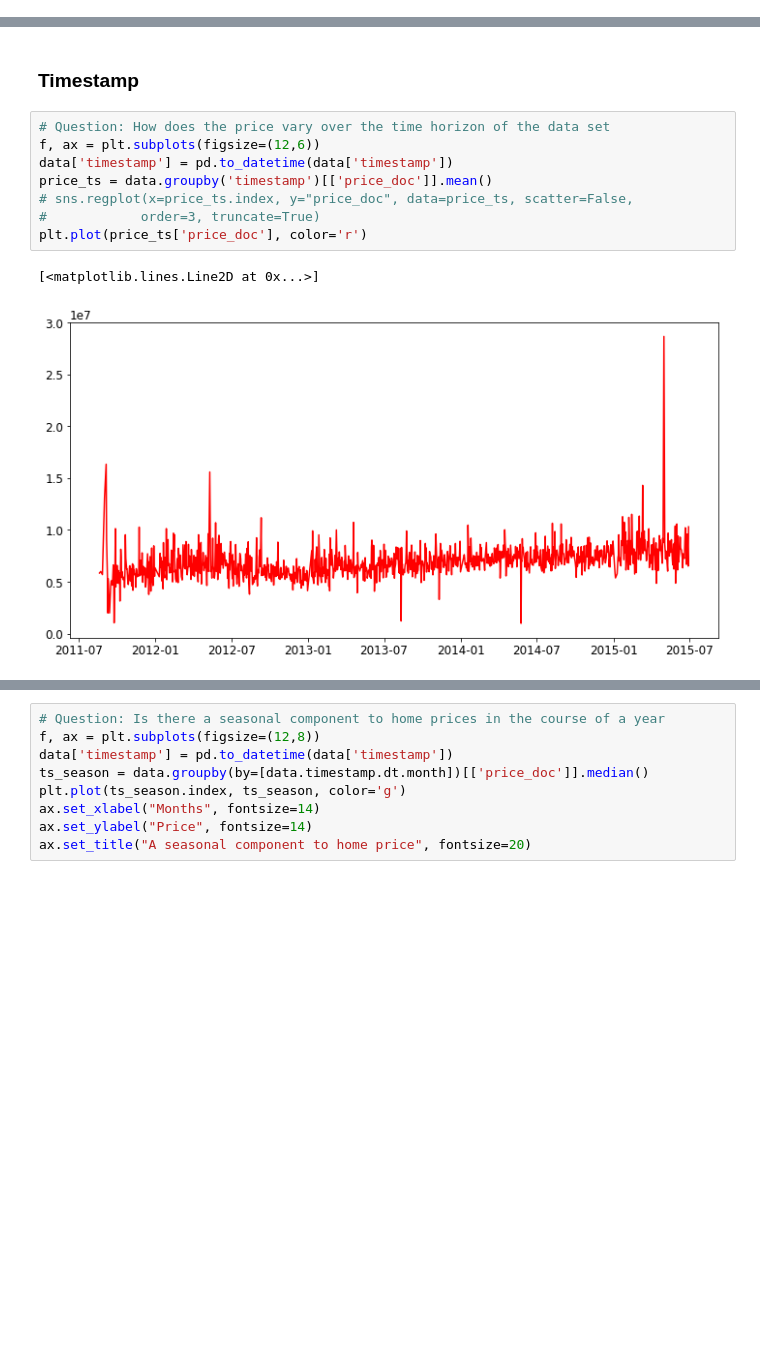
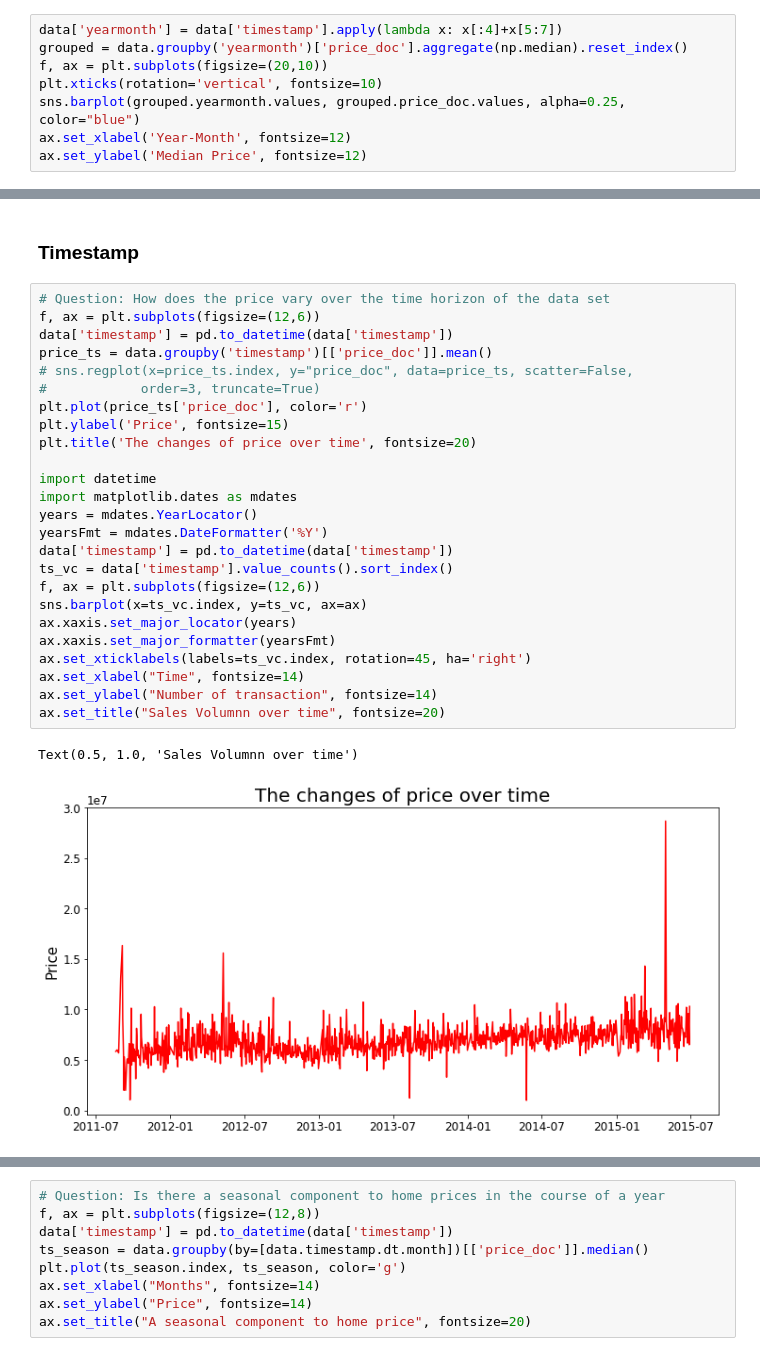
Before and after one commit to tungtokyo1108/Black-Box-Variational-Inference-for-Biological-computation, a Jupyter notebook: Python for Data Science/Sberbank Russian Housing Market/Sberbank Exploratory Analysis.ipynb, the cells around one changed output, grey strips where cells are left out. Drawn from its saved outputs; the diff is of its cells as text; blank space fills up the shorter version.

```diff
--- a/Python for Data Science/Sberbank Russian Housing Market/Sberbank Exploratory Analysis.ipynb
+++ b/Python for Data Science/Sberbank Russian Housing Market/Sberbank Exploratory Analysis.ipynb
@@ -48,0 +73,8 @@ memory usage: 67.9+ MB
+# %%
+data['yearmonth'] = data['timestamp'].apply(lambda x: x[:4]+x[5:7])
+grouped = data.groupby('yearmonth')['price_doc'].aggregate(np.median).reset_index()
+f, ax = plt.subplots(figsize=(20,10))
+plt.xticks(rotation='vertical', fontsize=10)
+sns.barplot(grouped.yearmonth.values, grouped.price_doc.values, alpha=0.25, color="blue")
+ax.set_xlabel('Year-Month', fontsize=12)
+ax.set_ylabel('Median Price', fontsize=12)
@@ -205,11 +240,28 @@ The relationship appears somewhat steady over time, especially after 1960. There
 # %%
 # Question: How does the price vary over the time horizon of the data set
 f, ax = plt.subplots(figsize=(12,6))
 data['timestamp'] = pd.to_datetime(data['timestamp'])
 price_ts = data.groupby('timestamp')[['price_doc']].mean()
 # sns.regplot(x=price_ts.index, y="price_doc", data=price_ts, scatter=False,
 #            order=3, truncate=True)
 plt.plot(price_ts['price_doc'], color='r')
+plt.ylabel('Price', fontsize=15)
+plt.title('The changes of price over time', fontsize=20)
+
+import datetime
+import matplotlib.dates as mdates
+years = mdates.YearLocator()
+yearsFmt = mdates.DateFormatter('%Y')
+data['timestamp'] = pd.to_datetime(data['timestamp'])
+ts_vc = data['timestamp'].value_counts().sort_index()
+f, ax = plt.subplots(figsize=(12,6))
+sns.barplot(x=ts_vc.index, y=ts_vc, ax=ax)
+ax.xaxis.set_major_locator(years)
+ax.xaxis.set_major_formatter(yearsFmt)
+ax.set_xticklabels(labels=ts_vc.index, rotation=45, ha='right')
+ax.set_xlabel("Time", fontsize=14)
+ax.set_ylabel("Number of transaction", fontsize=14)
+ax.set_title("Sales Volumnn over time", fontsize=20)
 # %% [output]
-[<matplotlib.lines.Line2D at 0x...>]
+Text(0.5, 1.0, 'Sales Volumnn over time')
-[figure, old version]
+[figure, new version]
```
Also changed, not shown: parts of 9 cells of this notebook.
